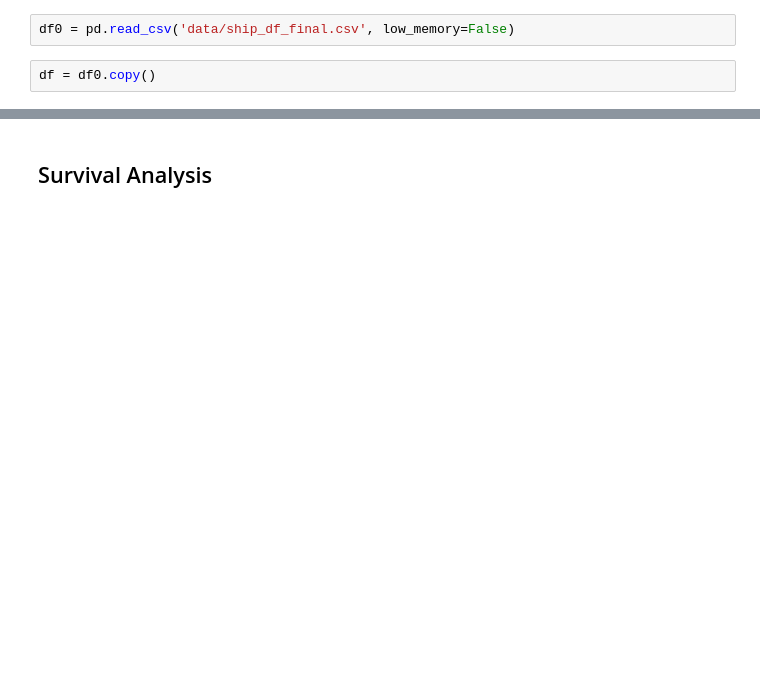
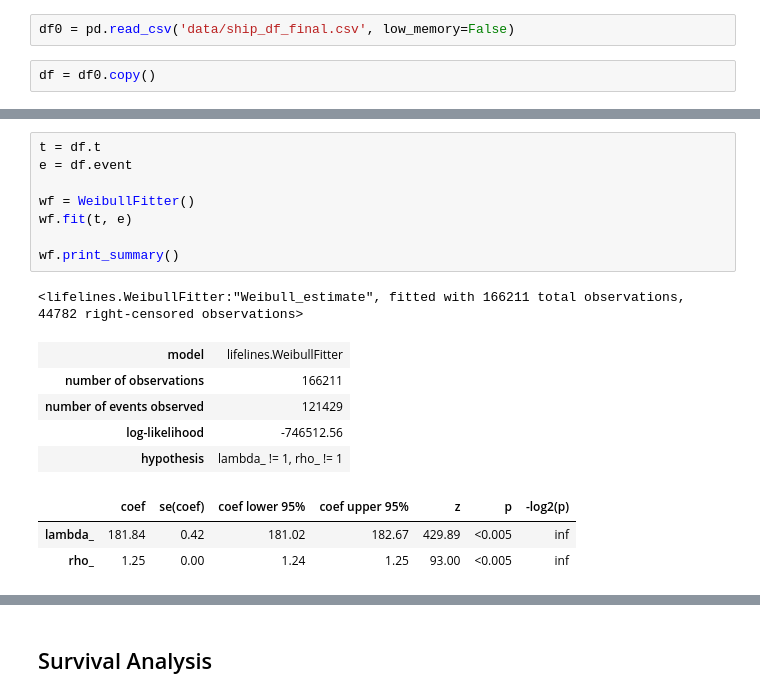
Before and after one commit to cwcomiskey/Misc, a Jupyter notebook: KPN/eda_model_ready.ipynb, the cells around one changed output, grey strips where cells are left out. Drawn from its saved outputs; the diff is of its cells as text; blank space fills up the shorter version.

```diff
--- a/KPN/eda_model_ready.ipynb
+++ b/KPN/eda_model_ready.ipynb
@@ -108,0 +113,18 @@ df[df.columns[['date' in c for c in df.columns]]].dtypes
+# %%
+t = df.t
+e = df.event
+
+wf = WeibullFitter()
+wf.fit(t, e)
+
+wf.print_summary()
+# %% [output]
+<lifelines.WeibullFitter:"Weibull_estimate", fitted with 166211 total observations, 44782 right-censored observations>
+| model | lifelines.WeibullFitter |
+| number of observations | 166211 |
+| number of events observed | 121429 |
+| log-likelihood | -746512.56 |
+| hypothesis | lambda_ != 1, rho_ != 1 |
+|  | coef | se(coef) | coef lower 95% | coef upper 95% | z | p | -log2(p) |
+| lambda_ | 181.84 | 0.42 | 181.02 | 182.67 | 429.89 | <0.005 | inf |
+| rho_ | 1.25 | 0.00 | 1.24 | 1.25 | 93.00 | <0.005 | inf |
```
Also changed, not shown: parts of 40 cells of this notebook.
